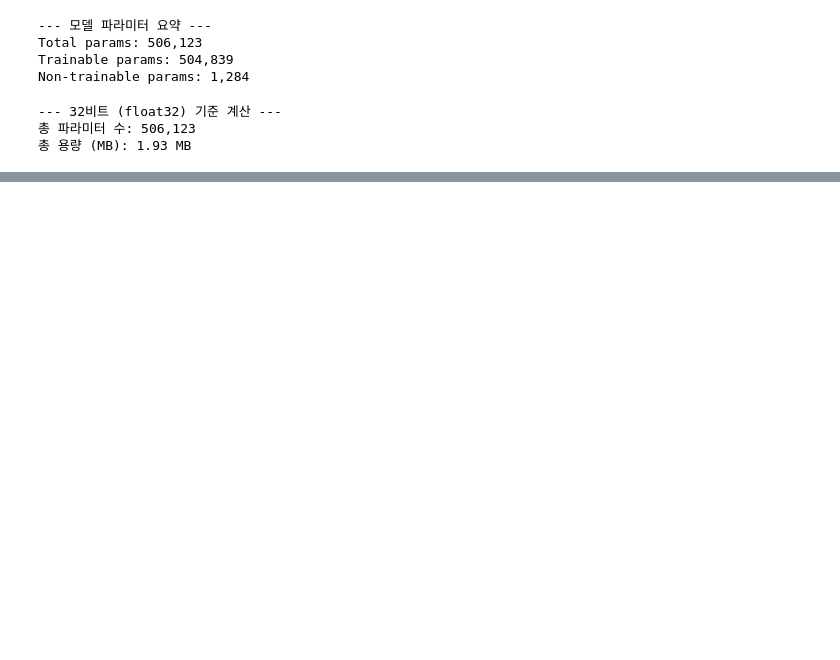
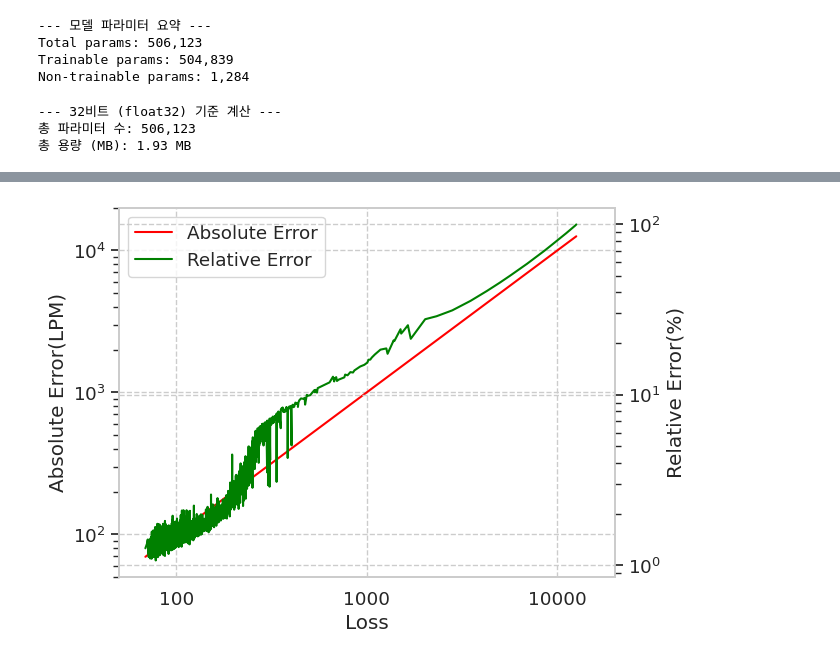
Before and after one commit to jinbeomjeong/estimate_venturi_pump_flow, a Jupyter notebook: create_estmation_flow_model.ipynb, the cells around one changed output, grey strips where cells are left out. Saved outputs shown, nothing was run; the diff lists cells and outputs as text; code cells hidden in the pictures; blank space fills up the shorter version.

```diff
--- a/create_estmation_flow_model.ipynb
+++ b/create_estmation_flow_model.ipynb
@@ -285,30 +376,32 @@ ax1.yaxis.set_major_formatter(formatter)
 # %%
 fig, ax1 = plt.subplots()
 
 ax1 = sns.lineplot(x=val_loss_df, y=val_mean_abs_loss_df, ax=ax1, color='red')
 
 ax1.set_xscale('log')
-ax1.set_xlim(100, 20000)
+ax1.set_xlim(50, 20000)
 ax1.set_xlabel('Loss')
 
-#ax1.set_yscale('log')
-#ax1.set_ylim(0, 1000)
+ax1.set_yscale('log')
+ax1.set_ylim(50, 20000)
 #ax1.yaxis.set_major_locator(MultipleLocator(2000))
 ax1.set_ylabel('Absolute Error(LPM)')
 
 ax2 = ax1.twinx()
 
 sns.lineplot(x=val_loss_df, y=val_mean_abs_per_loss_df, ax=ax2, color='green')
 
-#ax2.set_yscale('log')
-#ax2.set_ylim(500, 20000)
+ax2.set_yscale('log')
+#ax2.set_ylim(50, 20000)
 ax2.set_ylabel('Relative Error(%)')
 
 
 line1, = ax1.lines
 line2, = ax2.lines
 
 ax1.legend([line1, line2], ['Absolute Error', 'Relative Error'], loc='upper left')
 
 formatter = FuncFormatter(lambda y, pos: f'{y:.0f}')
 ax1.xaxis.set_major_formatter(formatter)
+# %% [output]
+[figure, added]
```
Also changed, not shown: parts of 12 cells of this notebook, 9 other files.
